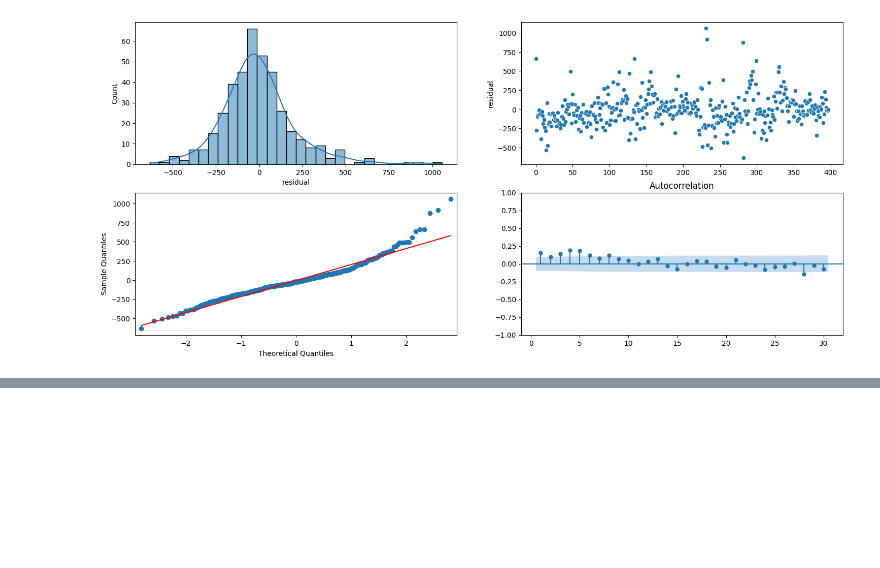
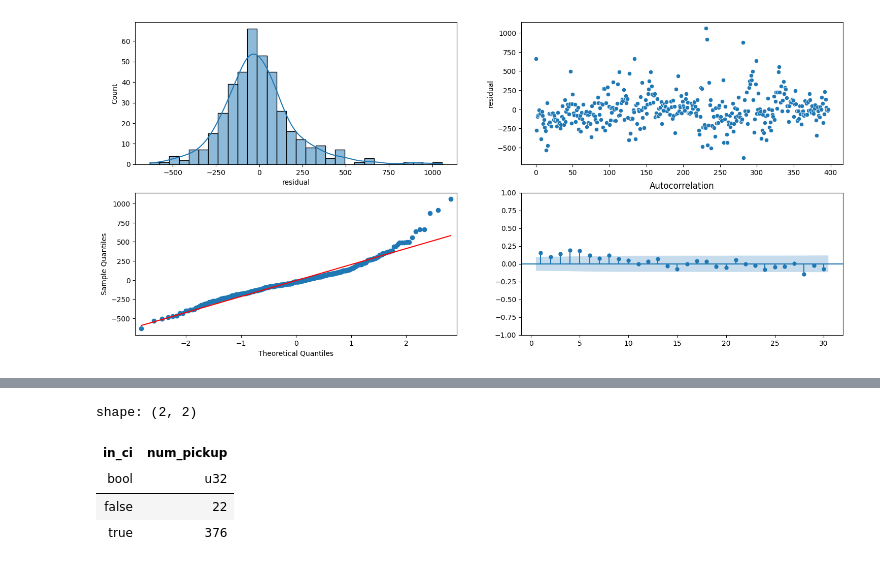
Before and after one commit to slafaurie/taxi_demand_service, a Jupyter notebook: notebooks/03_baseline_model.ipynb, the cells around one changed output, grey strips where cells are left out. Cells and saved outputs as stored; diff of their text form; code cells hidden in the pictures; blank space fills up the shorter version.

```diff
--- a/notebooks/03_baseline_model.ipynb
+++ b/notebooks/03_baseline_model.ipynb
@@ -114,0 +188,17 @@ FigureCanvasAgg is non-interactive, and thus cannot be shown
+# %%
+(
+    train_with_predicitions
+    .with_columns(
+        pl.col("num_pickup").is_between(pl.col("lower_bound"), pl.col("upper_bound")).alias("in_ci")
+    )
+    .group_by(pl.col("in_ci"))
+    .agg(
+        pl.col("num_pickup").count()
+    )
+)
+# %% [output]
+shape: (2, 2)
+| in_ci | num_pickup |
+| bool | u32 |
+| false | 22 |
+| true | 376 |
```
Also changed, not shown: parts of 8 cells of this notebook, 6 other files.
